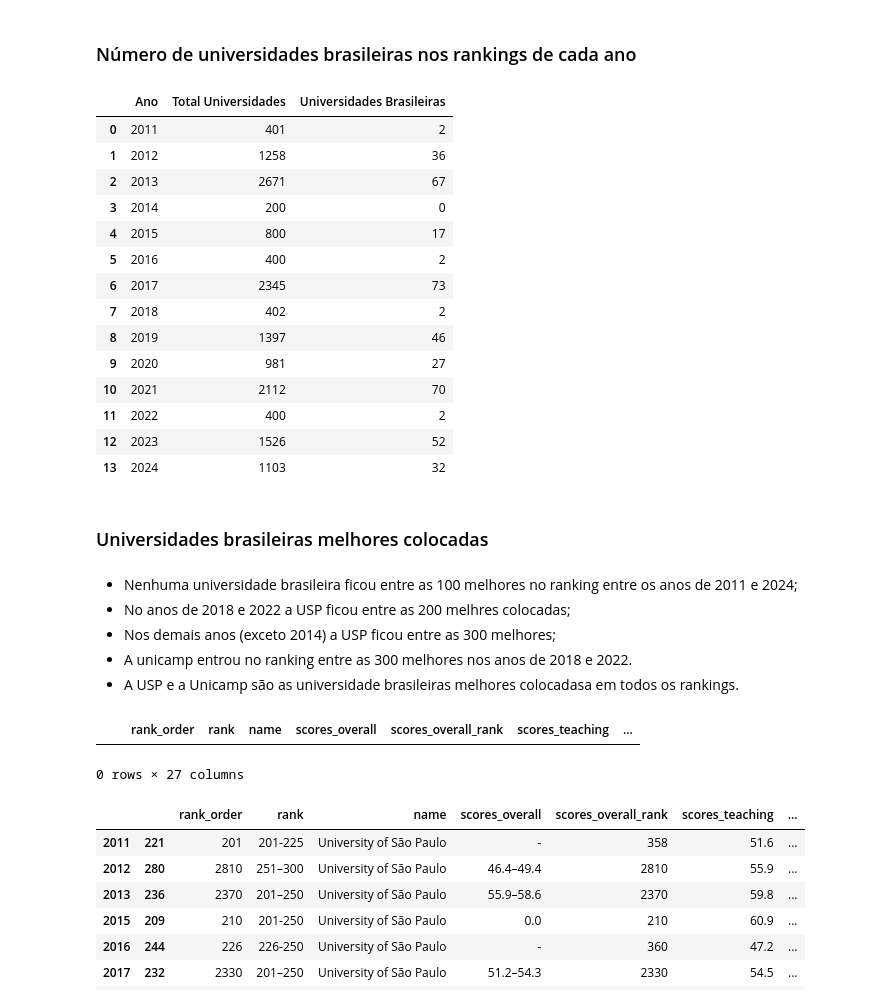
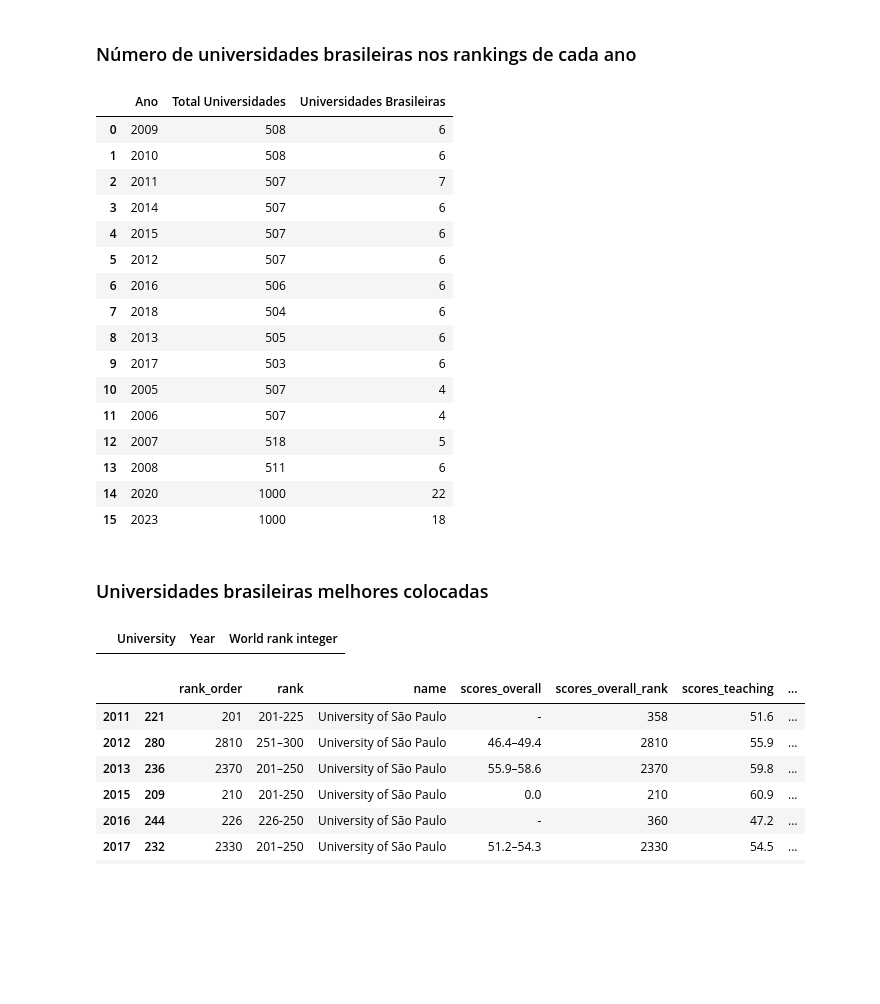
Before and after one commit to RodolfoPCruz/education_analysis, a Jupyter notebook: Shanghai World University Rankings/Shanghai Ranking.ipynb, the cells around one changed output. Saved outputs shown, nothing was run; the diff lists cells and outputs as text; code cells hidden in the pictures; blank space fills up the shorter version.

```diff
--- a/Shanghai World University Rankings/Shanghai Ranking.ipynb
+++ b/Shanghai World University Rankings/Shanghai Ranking.ipynb
@@ -608,5 +815 @@ Index(['World rank', 'University', 'Country', 'Region', 'Foundation_year',
       dtype='object')
-# %%
-#Universidade que entraram no top 10 que tem o maior número de alunos
-ano='2024'
-df_dados.loc[ano,['rank','name','location','stats_number_students']].sort_values(by='stats_number_students',ascending=False).head(20)
@@ -655,3 +815,0 @@ df_dados.loc[ano,['rank','name','location','stats_number_students']].head(10)
-# %%
-ano='2024'
-df_dados.loc[ano,['rank','name','location','stats_student_staff_ratio']].sort_values(by='stats_student_staff_ratio').head(20)
@@ -700,0 +818,4 @@ df_universidades_brasileiras
+# %%
+#dataframe somente com as universidades brasileiras
+df_universidades_brasileiras=df_rankings[df_rankings["Country"]=="Brazil"].loc[:,['University','Year','World rank integer']].sort_values(by=["Year",'World rank integer'])
+df_universidades_brasileiras
@@ -703,49 +838,44 @@ df_universidades_brasileiras
 # %%
 #Número de universidades brasileiras que entraram no ranking
 #Dataframe com o número total de universidades no ranking de cada ano e quantas dessas são brasileiras
 num_brasileiras={'Ano':[],
                 'Total Universidades':[],
                 'Universidades Brasileiras':[]}
-for ano in anos:
+for ano in df_rankings["Year"].unique():
     num_brasileiras['Ano']+=[ano]
-    num_brasileiras['Total Universidades']+=[len(df_dados.loc[ano])]
+    num_brasileiras['Total Universidades']+=[len(df_rankings[df_rankings['Year']==ano])]
     try:
-        num_brasileiras['Universidades Brasileiras']+=[len(df_universidades_brasileiras.loc[ano])]
+        num_brasileiras['Universidades Brasileiras']+=[len(df_universidades_brasileiras[df_universidades_brasileiras['Year']==ano])]
     except:
         num_brasileiras['Universidades Brasileiras']+=[0]
 
 num_brasileiras=pd.DataFrame.from_dict(num_brasileiras)
 num_brasileiras
 # %% [output]
 |  | Ano | Total Universidades | Universidades Brasileiras |
-| 0 | 2011 | 401 | 2 |
-| 1 | 2012 | 1258 | 36 |
-| 2 | 2013 | 2671 | 67 |
-| 3 | 2014 | 200 | 0 |
-| 4 | 2015 | 800 | 17 |
-| 5 | 2016 | 400 | 2 |
-| 6 | 2017 | 2345 | 73 |
-| 7 | 2018 | 402 | 2 |
-| 8 | 2019 | 1397 | 46 |
-| 9 | 2020 | 981 | 27 |
-| 10 | 2021 | 2112 | 70 |
-| 11 | 2022 | 400 | 2 |
-| 12 | 2023 | 1526 | 52 |
-| 13 | 2024 | 1103 | 32 |
+| 0 | 2009 | 508 | 6 |
+| 1 | 2010 | 508 | 6 |
+| 2 | 2011 | 507 | 7 |
+| 3 | 2014 | 507 | 6 |
+| 4 | 2015 | 507 | 6 |
+| 5 | 2012 | 507 | 6 |
+| 6 | 2016 | 506 | 6 |
+| 7 | 2018 | 504 | 6 |
+| 8 | 2013 | 505 | 6 |
+| 9 | 2017 | 503 | 6 |
+| 10 | 2005 | 507 | 4 |
+| 11 | 2006 | 507 | 4 |
+| 12 | 2007 | 518 | 5 |
+| 13 | 2008 | 511 | 6 |
+| 14 | 2020 | 1000 | 22 |
+| 15 | 2023 | 1000 | 18 |
 # %% [markdown]
 ### Universidades brasileiras melhores colocadas
-# %% [markdown]
-- Nenhuma universidade brasileira ficou entre as 100 melhores no ranking entre os anos de 2011 e 2024;
-- No anos de 2018 e 2022 a USP ficou entre as 200 melhres colocadas;
-- Nos demais anos (exceto 2014) a USP ficou entre as 300 melhores;
-- A unicamp entrou no ranking entre as 300 melhores nos anos de 2018 e 2022.
-- A USP e a Unicamp são as universidade brasileiras melhores colocadasa em todos os rankings.
-# %%
-#universidades brasileiras entre as 100 melhores
-df_universidades_brasileiras.loc[pd.IndexSlice[:,:100],:]
-# %% [output]
-|  |  | rank_order | rank | name | scores_overall | scores_overall_rank | scores_teaching | ... |
-0 rows × 27 columns
+# %%
+#Nenhuma universidade brasileiras
+df_universidades_brasileiras[df_universidades_brasileiras['World rank integer']<=100]
+# %% [output]
+|  | University | Year | World rank integer |
 # %%
 #Universidade brasileiras entre as 200 melhores
 df_universidades_brasileiras.loc[pd.IndexSlice[:,:300],:]
```
Also changed, not shown: parts of 40 cells of this notebook.
